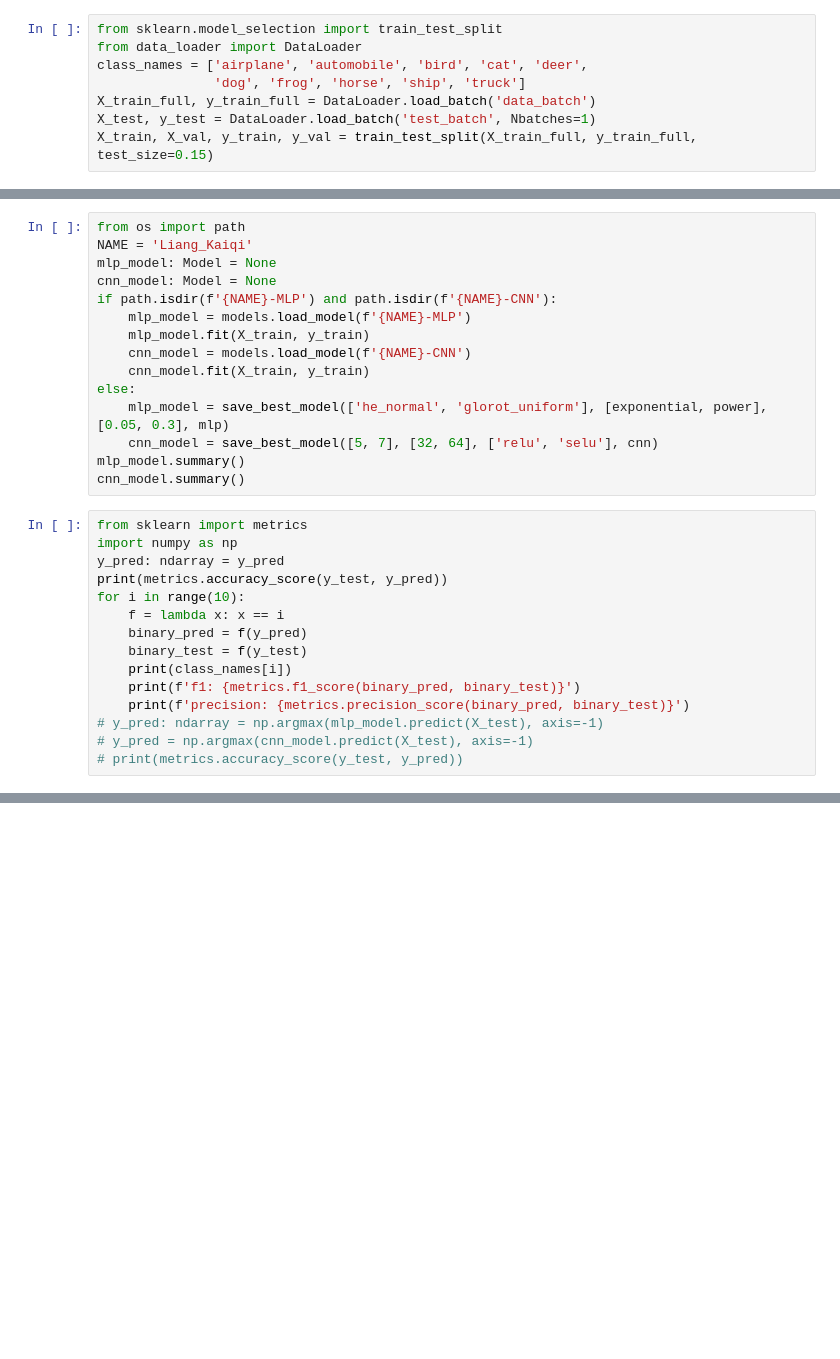
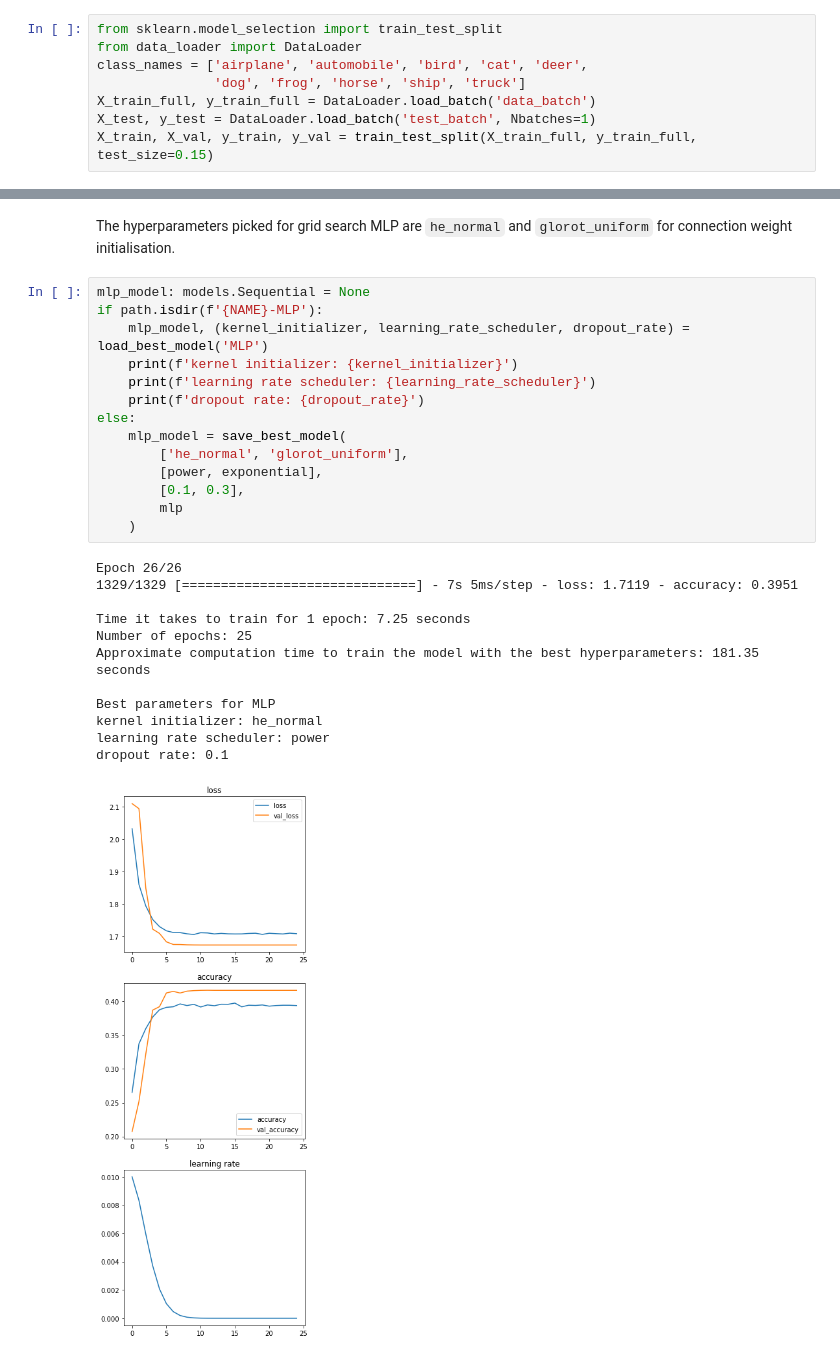
Before and after one commit to Kaiqi-Liang/CITS5508-Labs, a Jupyter notebook: labs/lab05/Liang_Kaiqi-lab05.ipynb, the cells around one changed output, grey strips where cells are left out. Saved outputs shown, nothing was run; the diff lists cells and outputs as text; blank space fills up the shorter version.

```diff
--- a/labs/lab05/Liang_Kaiqi-lab05.ipynb
+++ b/labs/lab05/Liang_Kaiqi-lab05.ipynb
@@ -120,30 +132,0 @@ def cnn(kernel_size: int, num_of_kernels: int, activation: str) -> History_Model
-# %%
-from os import path
-NAME = 'Liang_Kaiqi'
-mlp_model: Model = None
-cnn_model: Model = None
-if path.isdir(f'{NAME}-MLP') and path.isdir(f'{NAME}-CNN'):
-	mlp_model = models.load_model(f'{NAME}-MLP')
-	mlp_model.fit(X_train, y_train)
-	cnn_model = models.load_model(f'{NAME}-CNN')
-	cnn_model.fit(X_train, y_train)
-else:
-	mlp_model = save_best_model(['he_normal', 'glorot_uniform'], [exponential, power], [0.05, 0.3], mlp)
-	cnn_model = save_best_model([5, 7], [32, 64], ['relu', 'selu'], cnn)
-mlp_model.summary()
-cnn_model.summary()
-# %%
-from sklearn import metrics
-import numpy as np
-y_pred: ndarray = y_pred
-print(metrics.accuracy_score(y_test, y_pred))
-for i in range(10):
-	f = lambda x: x == i
-	binary_pred = f(y_pred)
-	binary_test = f(y_test)
-	print(class_names[i])
-	print(f'f1: {metrics.f1_score(binary_pred, binary_test)}')
-	print(f'precision: {metrics.precision_score(binary_pred, binary_test)}')
-# y_pred: ndarray = np.argmax(mlp_model.predict(X_test), axis=-1)
-# y_pred = np.argmax(cnn_model.predict(X_test), axis=-1)
-# print(metrics.accuracy_score(y_test, y_pred))
@@ -167,0 +183,29 @@ precision: 0.459
+# %% [markdown]
+The hyperparameters picked for grid search MLP are `he_normal` and `glorot_uniform` for connection weight initialisation.
+# %%
+mlp_model: models.Sequential = None
+if path.isdir(f'{NAME}-MLP'):
+	mlp_model, (kernel_initializer, learning_rate_scheduler, dropout_rate) = load_best_model('MLP')
+	print(f'kernel initializer: {kernel_initializer}')
+	print(f'learning rate scheduler: {learning_rate_scheduler}')
+	print(f'dropout rate: {dropout_rate}')
+else:
+	mlp_model = save_best_model(
+		['he_normal', 'glorot_uniform'],
+		[power, exponential],
+		[0.1, 0.3],
+		mlp
+	)
+# %% [output]
+Epoch 26/26
+1329/1329 [==============================] - 7s 5ms/step - loss: 1.7119 - accuracy: 0.3951
+
+Time it takes to train for 1 epoch: 7.25 seconds
+Number of epochs: 25
+Approximate computation time to train the model with the best hyperparameters: 181.35 seconds
+
+Best parameters for MLP
+kernel initializer: he_normal
+learning rate scheduler: power
+dropout rate: 0.1
+[figure, added]
```
Also changed, not shown: parts of 29 cells of this notebook.
